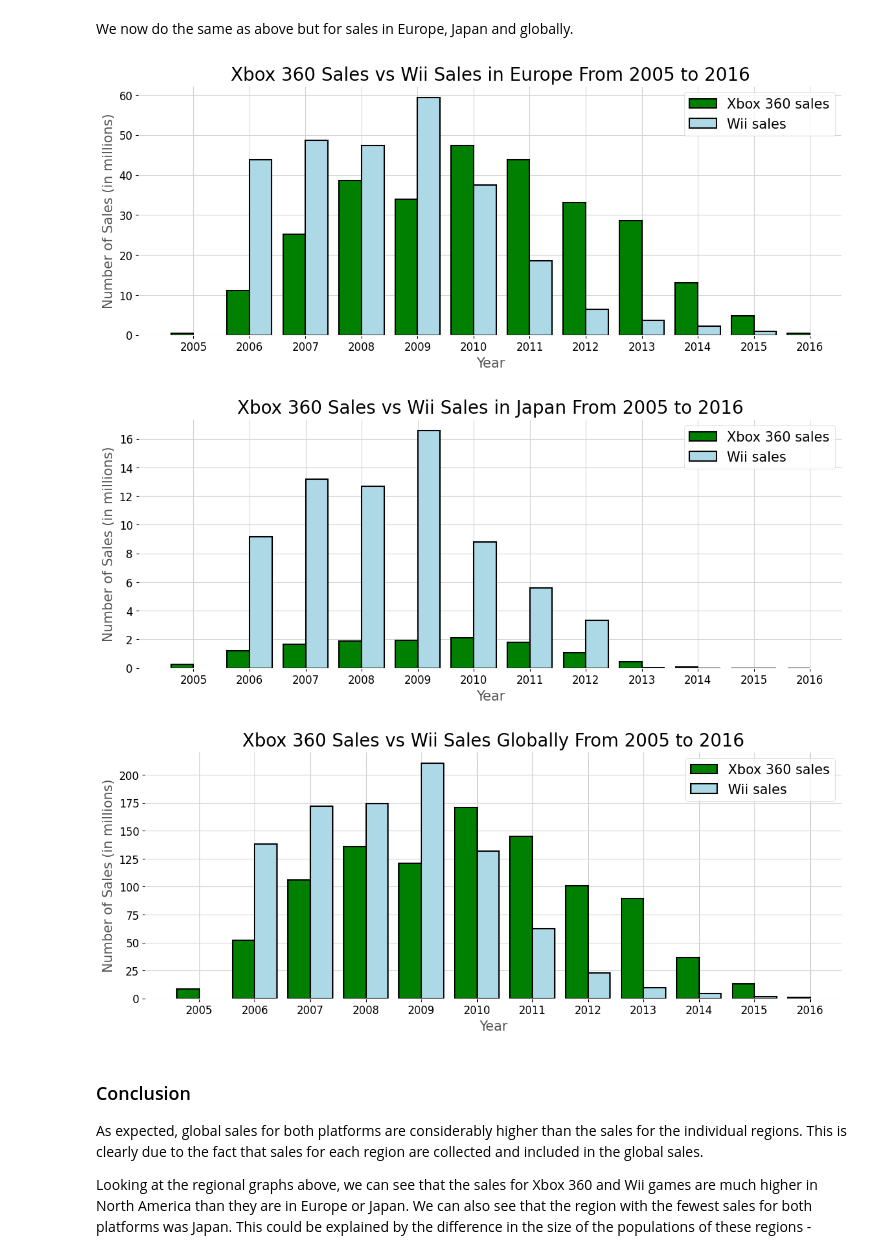
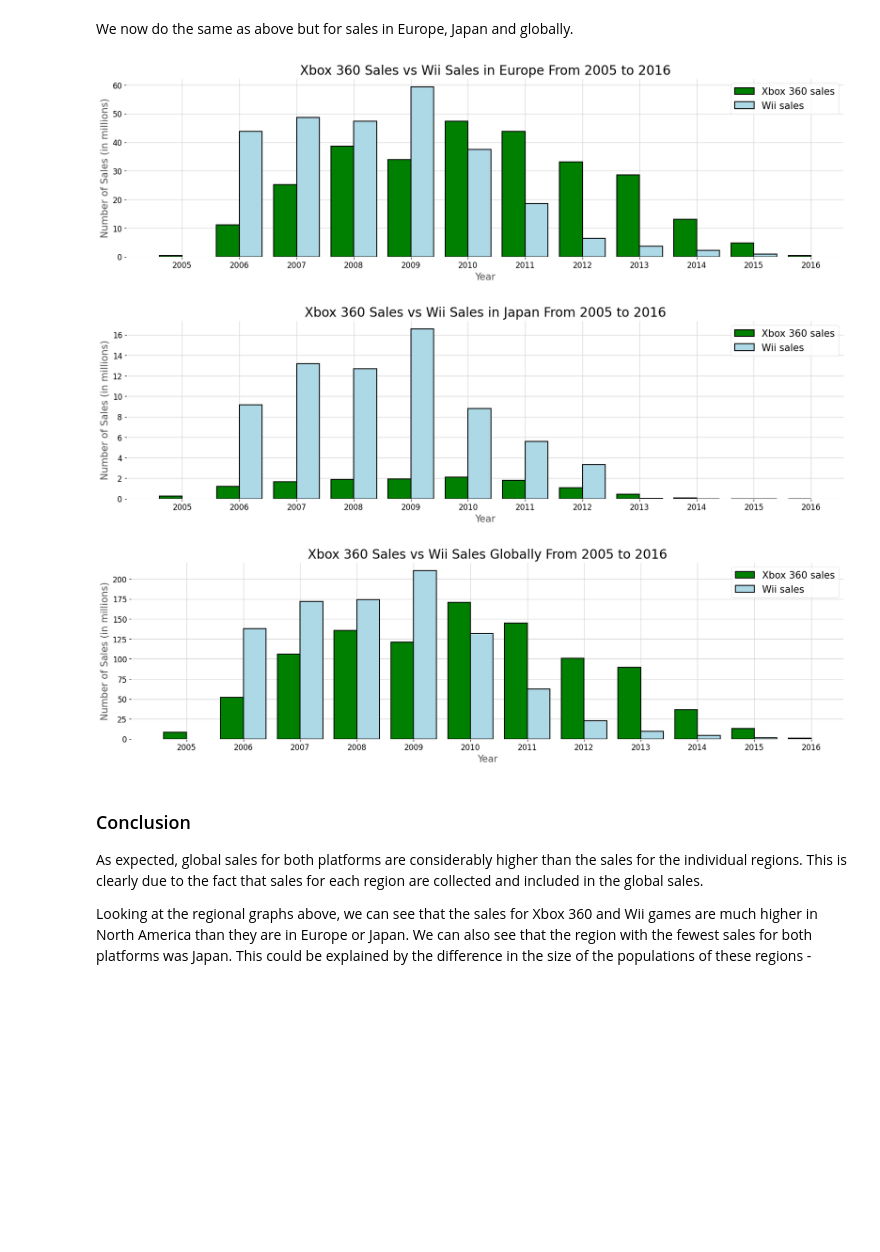
Before and after one commit to JoelCharlton09/Video-Games-Analysis, a Jupyter notebook: notebooks/Objective-1.ipynb, the cells around one changed output. Saved outputs shown, nothing was run; the diff lists cells and outputs as text; code cells hidden in the pictures; blank space fills up the shorter version.

```diff
--- a/notebooks/Objective-1.ipynb
+++ b/notebooks/Objective-1.ipynb
@@ -95,29 +98,29 @@ We now do the same as above but for sales in Europe, Japan and globally.
 # %%
 # List of yearly sales in Europe for the Xbox 360
 EU_values_Xbox = [Xbox360[Xbox360["Year"] == year]["EU_Sales"].sum() for year in Xbox_labels]
 
 # List of yearly sales in Europe for the Wii
 EU_values_Wii = [Wii[Wii["Year"] == year]["EU_Sales"].sum() for year in Wii_labels]
 
 # Plot a bar chart for the sales in Europe
-fig, ax = plt.subplots(figsize=(14,5))
+fig, ax = plt.subplots()
 
 barwidth = 0.4
 ax.bar(Xbox_labels-0.2, EU_values_Xbox, width=barwidth, label="Xbox 360 sales",
        edgecolor = "black", linewidth=1.5, color="g")
 ax.bar(Wii_labels+0.2, EU_values_Wii, width=barwidth, label="Wii sales",
        edgecolor = "black", linewidth=1.5, color="lightblue")
 ax.legend(fontsize=15)
 ax.set_title("Xbox 360 Sales vs Wii Sales in Europe From 2005 to 2016",
              fontsize=20)
 plt.xticks(Xbox_labels)
 ax.set_xlabel("Year", fontsize=15)
 ax.set_ylabel("Number of Sales (in millions)", fontsize=15)
 
-plt.savefig("../reports/figures/Sales in Europe.png")
+# plt.savefig("../reports/figures/Sales in Europe.png")
 plt.show()
 # %% [output]
-[figure, old version]
+[figure, new version]
 # %%
 # List of yearly sales in Japan for the Xbox 360
 JP_values_Xbox = [Xbox360[Xbox360["Year"] == year]["JP_Sales"].sum() for year in Xbox_labels]
@@ -126,7 +129,7 @@ JP_values_Xbox = [Xbox360[Xbox360["Year"] == year]["JP_Sales"].sum() for year in
 JP_values_Wii = [Wii[Wii["Year"] == year]["JP_Sales"].sum() for year in Wii_labels]
 
 # Plot a bar chart for the sales in Japan
-fig, ax = plt.subplots(figsize=(14,5))
+fig, ax = plt.subplots()
 
 barwidth = 0.4
 ax.bar(Xbox_labels-0.2, JP_values_Xbox, width=barwidth, label="Xbox 360 sales",
@@ -140,10 +143,10 @@ plt.xticks(Xbox_labels)
 ax.set_xlabel("Year", fontsize=15)
 ax.set_ylabel("Number of Sales (in millions)", fontsize=15)
 
-plt.savefig("../reports/figures/Sales in Japan.png")
+# plt.savefig("../reports/figures/Sales in Japan.png")
 plt.show()
 # %% [output]
-[figure, old version]
+[figure, new version]
 # %%
 # List of yearly sales globally for the Xbox 360
 Gl_values_Xbox = [Xbox360[Xbox360["Year"] == year]["Global_Sales"].sum() for year in Xbox_labels]
@@ -152,7 +155,7 @@ Gl_values_Xbox = [Xbox360[Xbox360["Year"] == year]["Global_Sales"].sum() for yea
 Gl_values_Wii = [Wii[Wii["Year"] == year]["Global_Sales"].sum() for year in Wii_labels]
 
 # Plot a bar chart for sales globally
-fig, ax = plt.subplots(figsize=(14,5))
+fig, ax = plt.subplots()
 
 barwidth = 0.4
 ax.bar(Xbox_labels-0.2, Gl_values_Xbox, width=barwidth, label="Xbox 360 sales",
@@ -166,10 +169,10 @@ plt.xticks(Xbox_labels)
 ax.set_xlabel("Year", fontsize=15)
 ax.set_ylabel("Number of Sales (in millions)", fontsize=15)
 
-plt.savefig("../reports/figures/Sales Globally.png")
+# plt.savefig("../reports/figures/Sales Globally.png")
 plt.show()
 # %% [output]
-[figure, old version]
+[figure, new version]
 # %% [markdown]
 ### Conclusion
 
```
Also changed, not shown: parts of 3 cells of this notebook.
